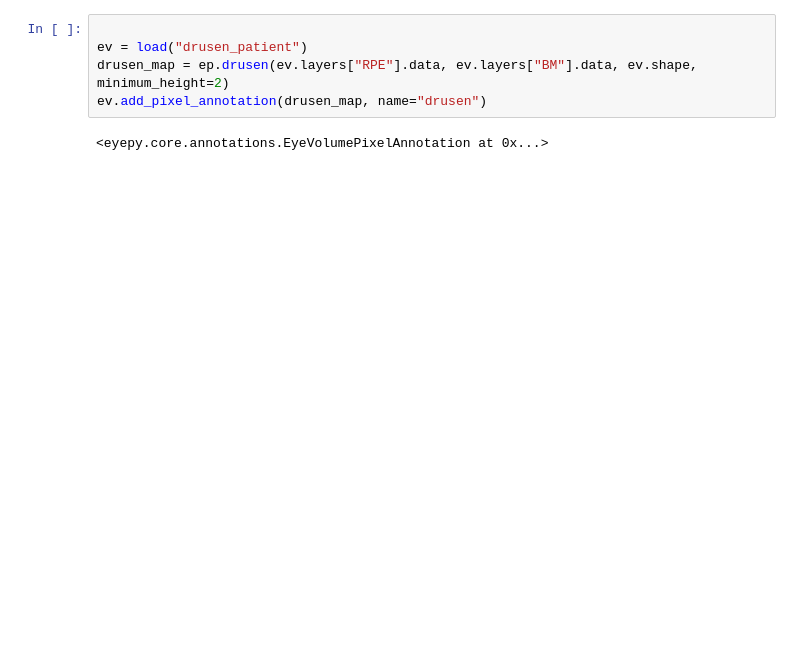
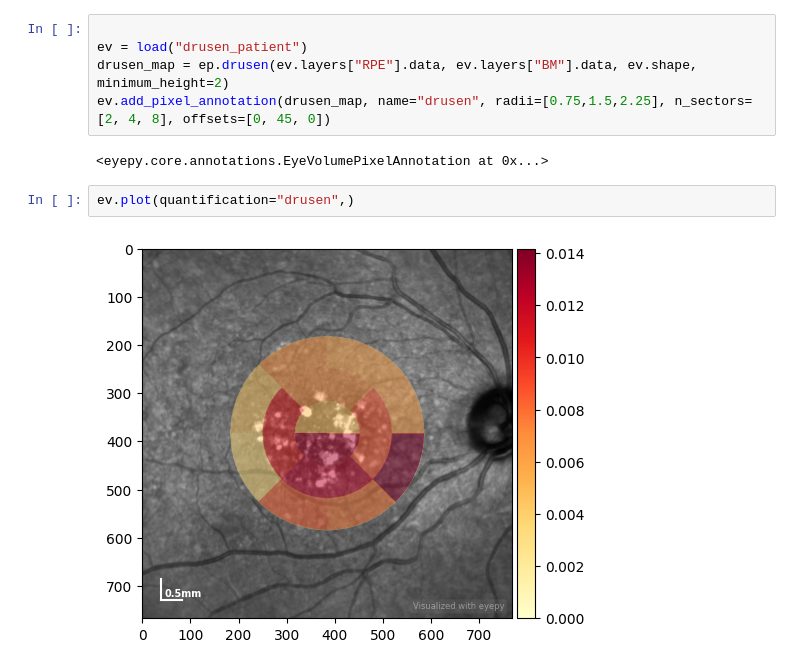
Before and after one commit to MedVisBonn/eyepy, a Jupyter notebook: examples/create_header_gif.ipynb, the cells around one changed output. Cells and saved outputs as stored; diff of their text form; blank space fills up the shorter version.

```diff
--- a/examples/create_header_gif.ipynb
+++ b/examples/create_header_gif.ipynb
@@ -12,7 +12,11 @@ import os
 
 ev = load("drusen_patient")
 drusen_map = ep.drusen(ev.layers["RPE"].data, ev.layers["BM"].data, ev.shape, minimum_height=2)
-ev.add_pixel_annotation(drusen_map, name="drusen")
+ev.add_pixel_annotation(drusen_map, name="drusen", radii=[0.75,1.5,2.25], n_sectors=[2, 4, 8], offsets=[0, 45, 0])
 # %% [output]
 <eyepy.core.annotations.EyeVolumePixelAnnotation at 0x...>
+# %%
+ev.plot(quantification="drusen",)
+# %% [output]
+[figure, added]
 # %%
```
Also changed, not shown: parts of 2 cells of this notebook, 3 other files.
